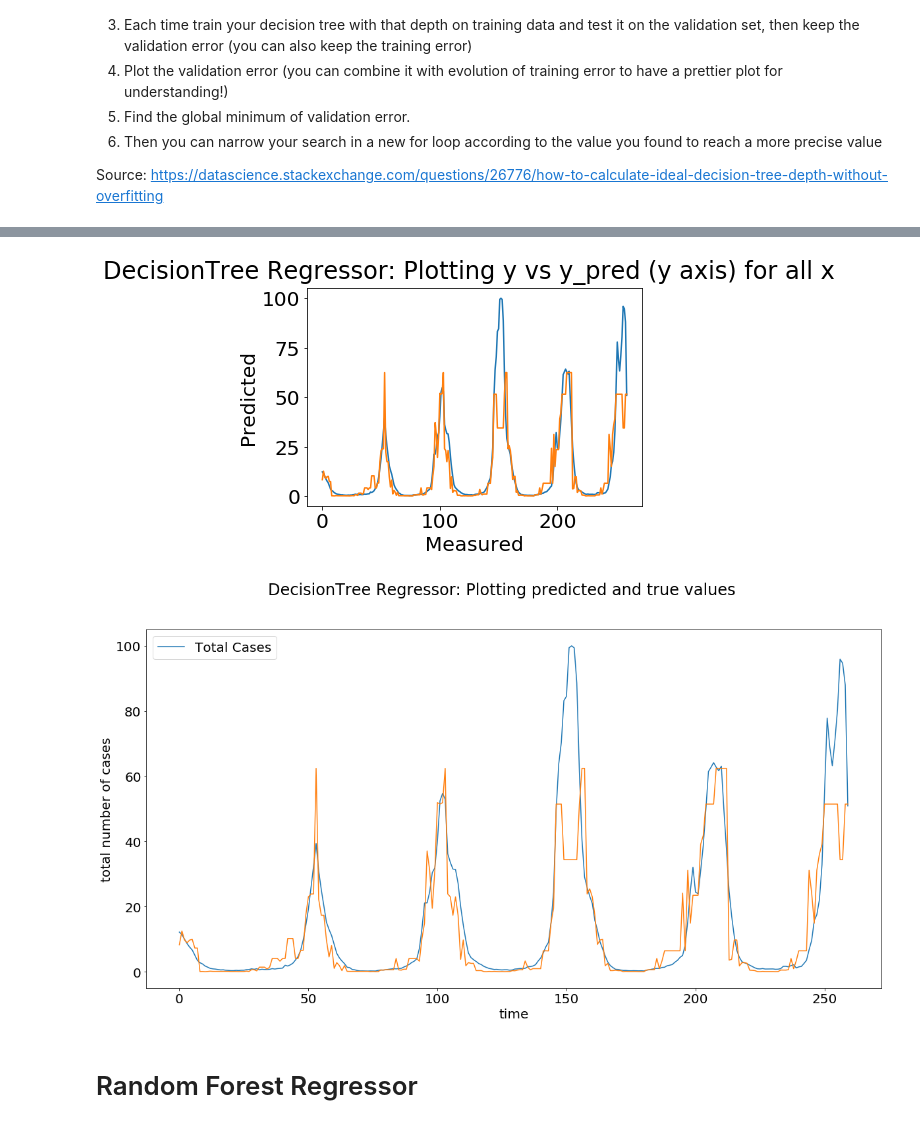
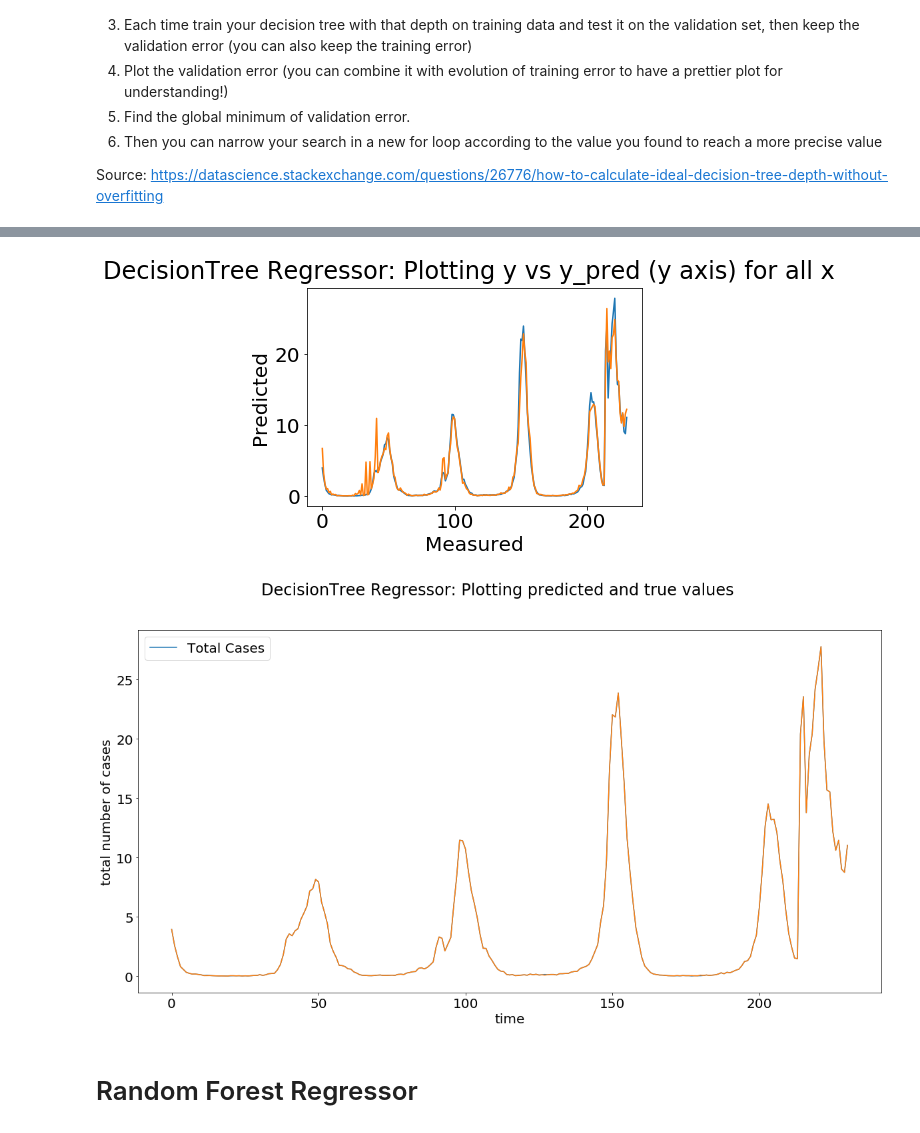
Before and after one commit to shreyaj1212/Influenza-Trends, a Jupyter notebook: 2020 Models.ipynb, the cells around one changed output, grey strips where cells are left out. Cells and saved outputs as stored; diff of their text form; code cells hidden in the pictures.

```diff
--- a/2020 Models.ipynb
+++ b/2020 Models.ipynb
@@ -134,26 +135,26 @@ plt.show()
 [figure]
 # %%
 fig, ax = plt.subplots()
-plt.plot(np.arange(len(y_test)),y_test)
-plt.plot(np.arange(len(y_test)),y_pred)
+plt.plot(np.arange(len(y_val)),y_val)
+plt.plot(np.arange(len(y_val)),y_pred)
 plt.suptitle('DecisionTree Regressor: Plotting y vs y_pred (y axis) for all x')
 ax.set_xlabel('Measured')
 ax.set_ylabel('Predicted')
 plt.show()
 # %% [output]
-[figure, old version]
+[figure, new version]
 # %%
 matplotlib.rcParams.update({'font.size': 20})
 fig = plt.figure(figsize=(20,10))
-plt.plot(np.arange(len(y_test)),y_test)
-plt.plot(np.arange(len(y_test)),y_pred)
+plt.plot(np.arange(len(y_val)),y_val)
+plt.plot(np.arange(len(y_val)),y_pred)
 plt.suptitle('DecisionTree Regressor: Plotting predicted and true values')
 plt.xlabel('time')
 plt.ylabel('total number of cases')
 plt.legend()
 plt.show()
 # %% [output]
-[figure, old version]
+[figure, new version]
 # %% [markdown]
 # Random Forest Regressor
 # %%
```
Also changed, not shown: parts of 10 cells of this notebook, 16 other files.
